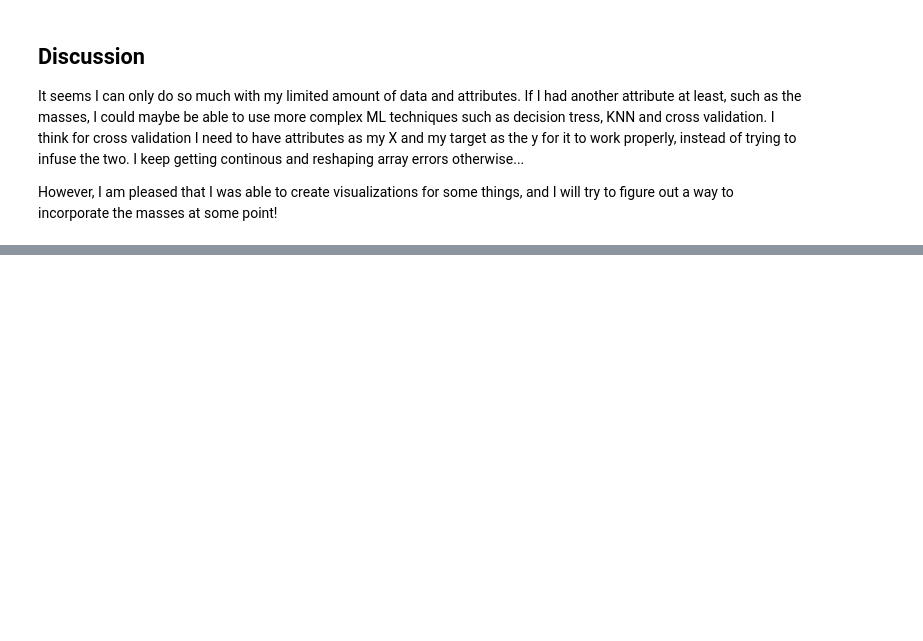
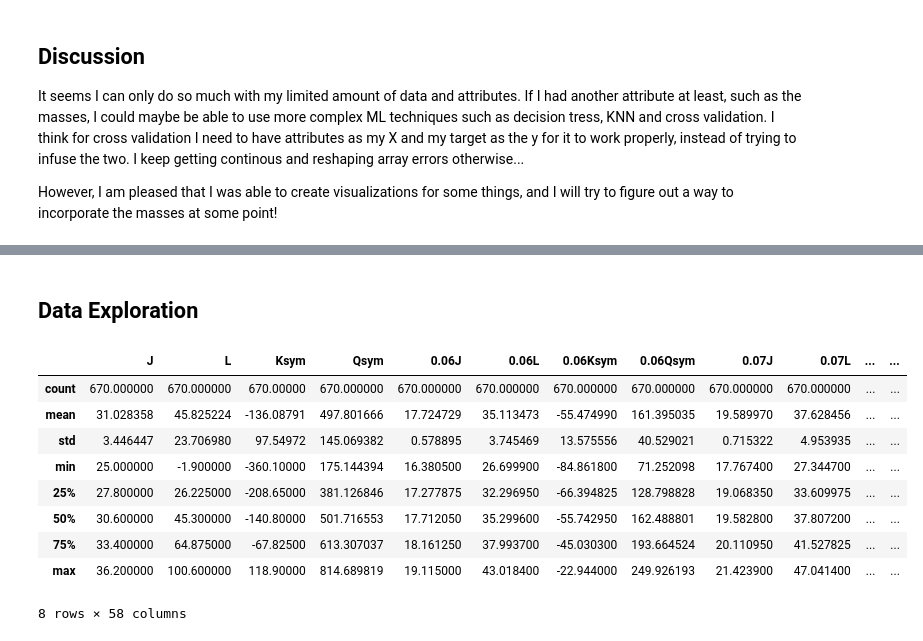
Before and after one commit to bdougl13/ApplyingMLtoNSResearch, a Jupyter notebook: MLtoNS.ipynb, the cells around one changed output, grey strips where cells are left out. Cells and saved outputs as stored; diff of their text form; code cells hidden in the pictures; blank space fills up the shorter version.

```diff
--- a/MLtoNS.ipynb
+++ b/MLtoNS.ipynb
@@ -294,0 +331,16 @@ However, I am pleased that I was able to create visualizations for some things,
+# %% [markdown]
+## Data Exploration
+# %%
+#All columns are numeric, and none of them have missing values, which is great!
+eos.describe()
+# %% [output]
+|  | J | L | Ksym | Qsym | 0.06J | 0.06L | 0.06Ksym | 0.06Qsym | 0.07J | 0.07L | ... | ... |
+| count | 670.000000 | 670.000000 | 670.00000 | 670.000000 | 670.000000 | 670.000000 | 670.000000 | 670.000000 | 670.000000 | 670.000000 | ... | ... |
+| mean | 31.028358 | 45.825224 | -136.08791 | 497.801666 | 17.724729 | 35.113473 | -55.474990 | 161.395035 | 19.589970 | 37.628456 | ... | ... |
+| std | 3.446447 | 23.706980 | 97.54972 | 145.069382 | 0.578895 | 3.745469 | 13.575556 | 40.529021 | 0.715322 | 4.953935 | ... | ... |
+| min | 25.000000 | -1.900000 | -360.10000 | 175.144394 | 16.380500 | 26.699900 | -84.861800 | 71.252098 | 17.767400 | 27.344700 | ... | ... |
+| 25% | 27.800000 | 26.225000 | -208.65000 | 381.126846 | 17.277875 | 32.296950 | -66.394825 | 128.798828 | 19.068350 | 33.609975 | ... | ... |
+| 50% | 30.600000 | 45.300000 | -140.80000 | 501.716553 | 17.712050 | 35.299600 | -55.742950 | 162.488801 | 19.582800 | 37.807200 | ... | ... |
+| 75% | 33.400000 | 64.875000 | -67.82500 | 613.307037 | 18.161250 | 37.993700 | -45.030300 | 193.664524 | 20.110950 | 41.527825 | ... | ... |
+| max | 36.200000 | 100.600000 | 118.90000 | 814.689819 | 19.115000 | 43.018400 | -22.944000 | 249.926193 | 21.423900 | 47.041400 | ... | ... |
+8 rows × 58 columns
```
Also changed, not shown: parts of 7 cells of this notebook.
